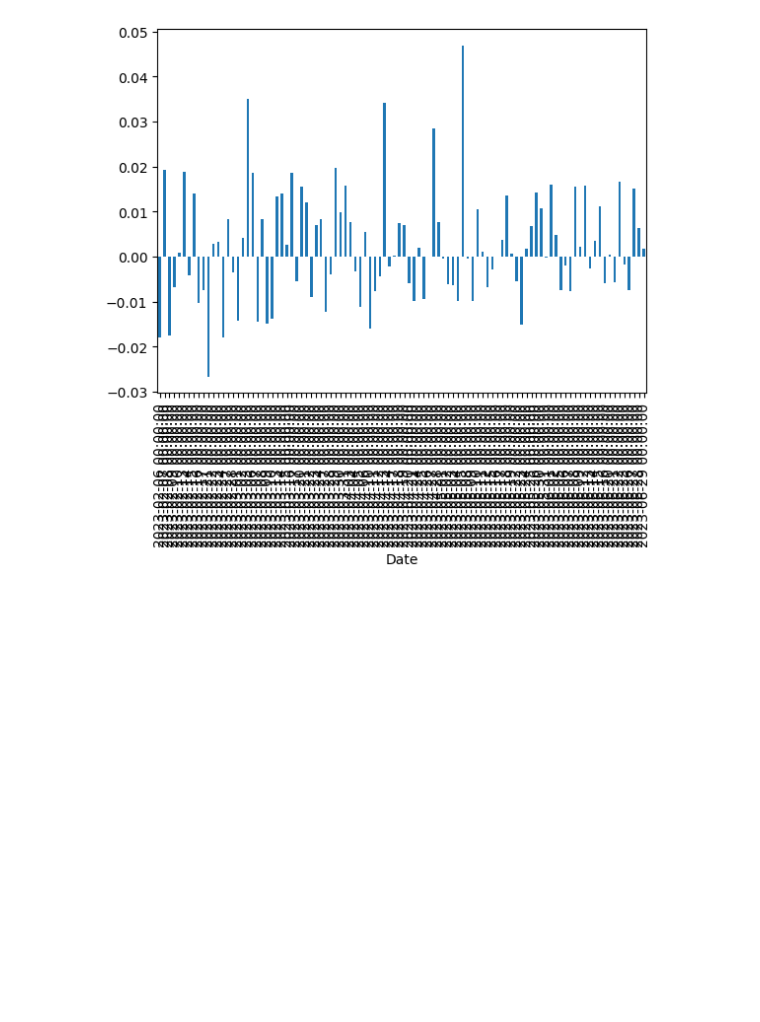
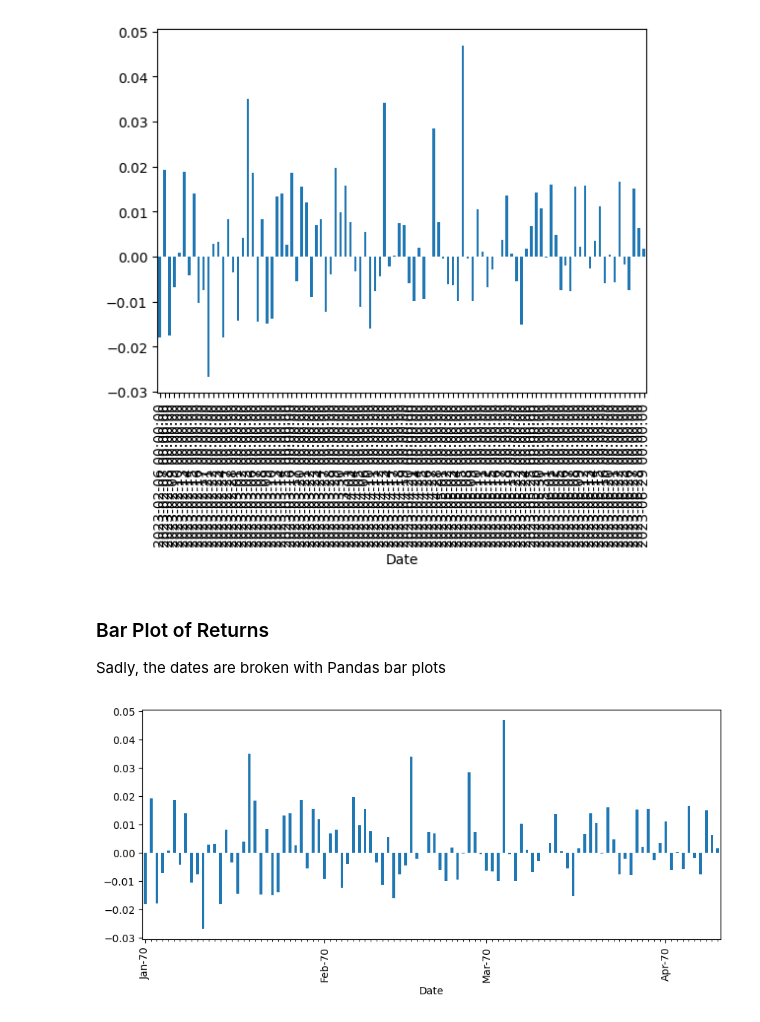
Before and after one commit to SatvikBhatnagar/Quantitative-Finance, a Jupyter notebook: Plotting_Returns.ipynb, the cells around one changed output. Drawn from its saved outputs; the diff is of its cells as text; code cells hidden in the pictures; blank space fills up the shorter version.

Commit message:
making changes to x axis so that dates appear cleanly

```diff
--- a/Plotting_Returns.ipynb
+++ b/Plotting_Returns.ipynb
@@ -66,3 +66,24 @@ aapl = tweak_data()
 # %% [output]
 <Axes: xlabel='Date'>
 [figure]
+# %% [markdown]
+### Bar Plot of Returns
+
+Sadly, the dates are broken with Pandas bar plots
+# %%
+import matplotlib.pyplot as plt
+from matplotlib import dates
+
+fig, ax = plt.subplots(figsize = (10,4))
+(aapl
+ .pct_change()
+ .Close
+ .iloc[-100:]
+ .plot.bar(ax=ax)
+ )
+
+ax.xaxis.set_major_locator(dates.MonthLocator())
+ax.xaxis.set_major_formatter(dates.DateFormatter('%b-%y'))
+ax.xaxis.set_minor_locator(dates.DayLocator())
+# %% [output]
+[figure, added]
```
